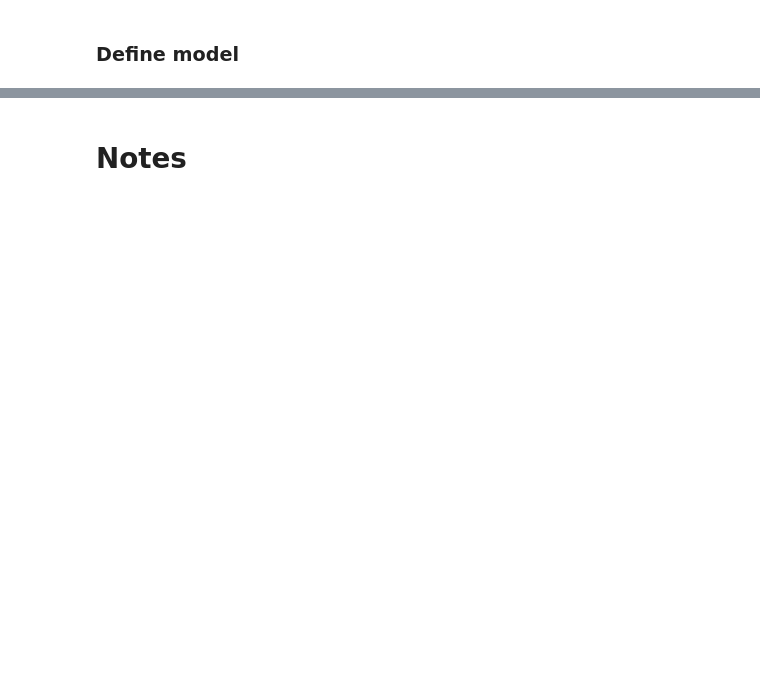
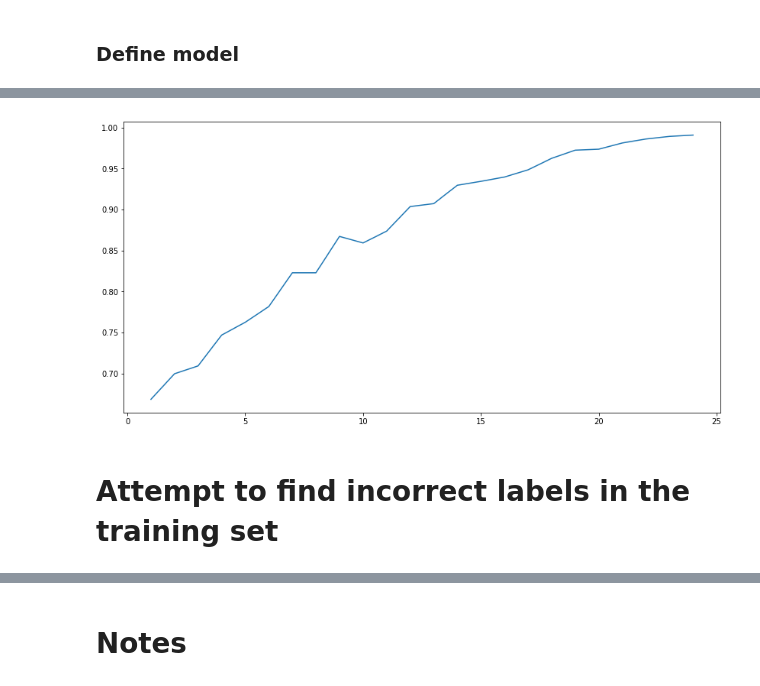
Before and after one commit to oscarknagg/raw-audio-gender-classification, a Jupyter notebook: dev/first_model.ipynb, the cells around one changed output, grey strips where cells are left out. Cells and saved outputs as stored; diff of their text form; code cells hidden in the pictures; blank space fills up the shorter version.

```diff
--- a/dev/first_model.ipynb
+++ b/dev/first_model.ipynb
@@ -272,0 +263,21 @@ for ts, pred, label in zip(timeseries, predicted, labels):
+# %%
+df = []
+for i in tqdm(range(len(testset))):
+    instance, label = testset[i]
+    instance = normalise(instance)
+    instance_cuda = torch.from_numpy(instance.reshape(1,1,base_sampling_rate*n_seconds))[:,:,::downsampling]
+    with torch.no_grad():
+        pred = model(instance_cuda)[0][0].cpu().numpy()
+    df.append({
+        'i': i,
+        'name': testset.datasetid_to_name[i],
+        'sex': label_to_sex[label],
+        'rms': np.sqrt(np.square(instance)).mean(),
+        'rmedians': np.median(np.sqrt(np.square(instance))),
+        'rsums': np.sum(np.sqrt(np.square(instance))),
+        'mean': np.mean(instance),
+        'pred':pred,
+        'label': label,
+        'silence': len_silence(instance)
+    })
+df = pd.DataFrame(df)
@@ -272,0 +286,7 @@ for ts, pred, label in zip(timeseries, predicted, labels):
+# %%
+df = df.assign(
+    error=abs(df['pred'].astype(float)-df['label'].astype(int)),
+    label=df['label'].astype(int),
+    correct=(df['pred'] > 0.5) == df['label'],
+    pred=df['pred'].astype(float)
+)
@@ -272,0 +370,10 @@ for ts, pred, label in zip(timeseries, predicted, labels):
+# %%
+data = []
+for n_samples in range(1,25):
+    correct = 0
+    for _ in xrange(2500):
+        combined_pred = df[df['name']=='Kathy Caver'].sample(n_samples)['pred'].mean()
+        correct += int(combined_pred > 0.5)
+
+    print n_samples, correct*1./2500
+    data.append((n_samples, correct*1./2500))
@@ -272,0 +398,11 @@ for ts, pred, label in zip(timeseries, predicted, labels):
+# %%
+data = np.array(data)
+# %%
+plt.figure(figsize=(14,7))
+plt.plot(data[:,0],data[:,1])
+# plt.ylim(0,1)
+plt.show()
+# %% [output]
+[figure, added]
+# %% [markdown]
+# Attempt to find incorrect labels in the training set
```
Also changed, not shown: parts of 58 cells of this notebook.
